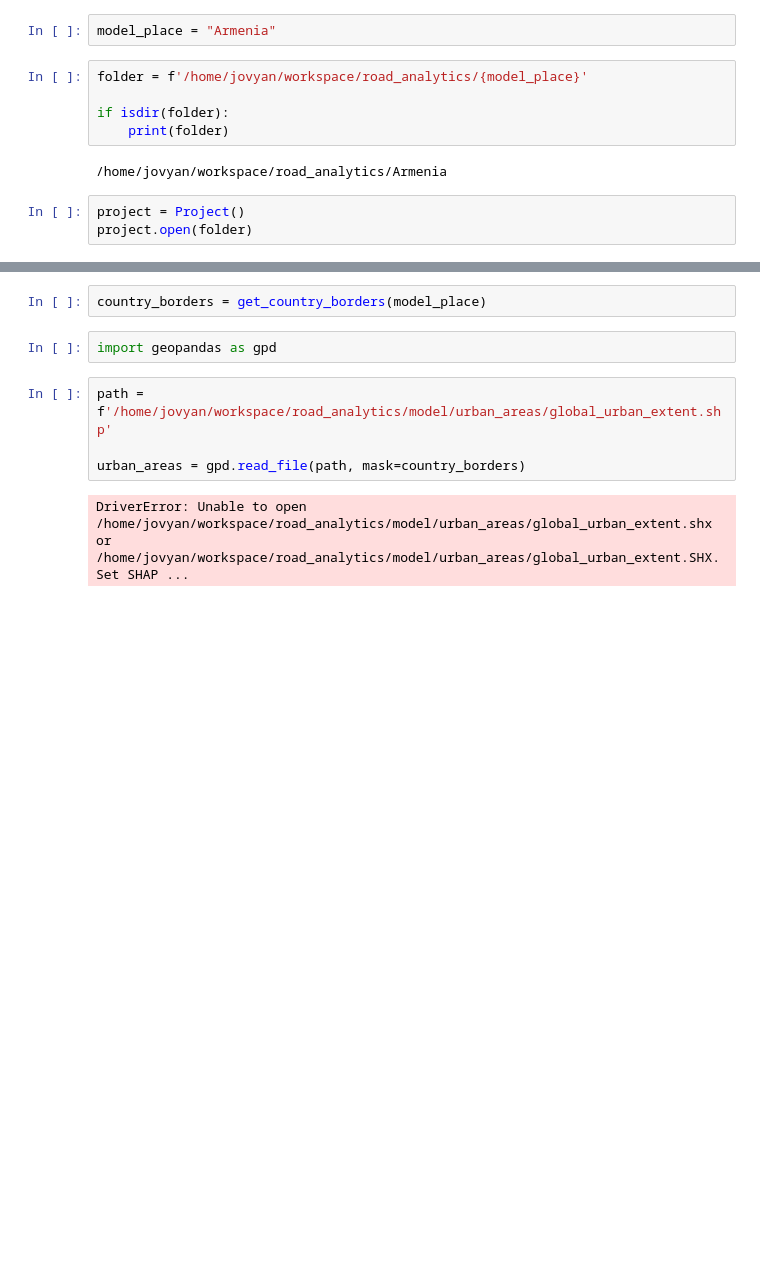
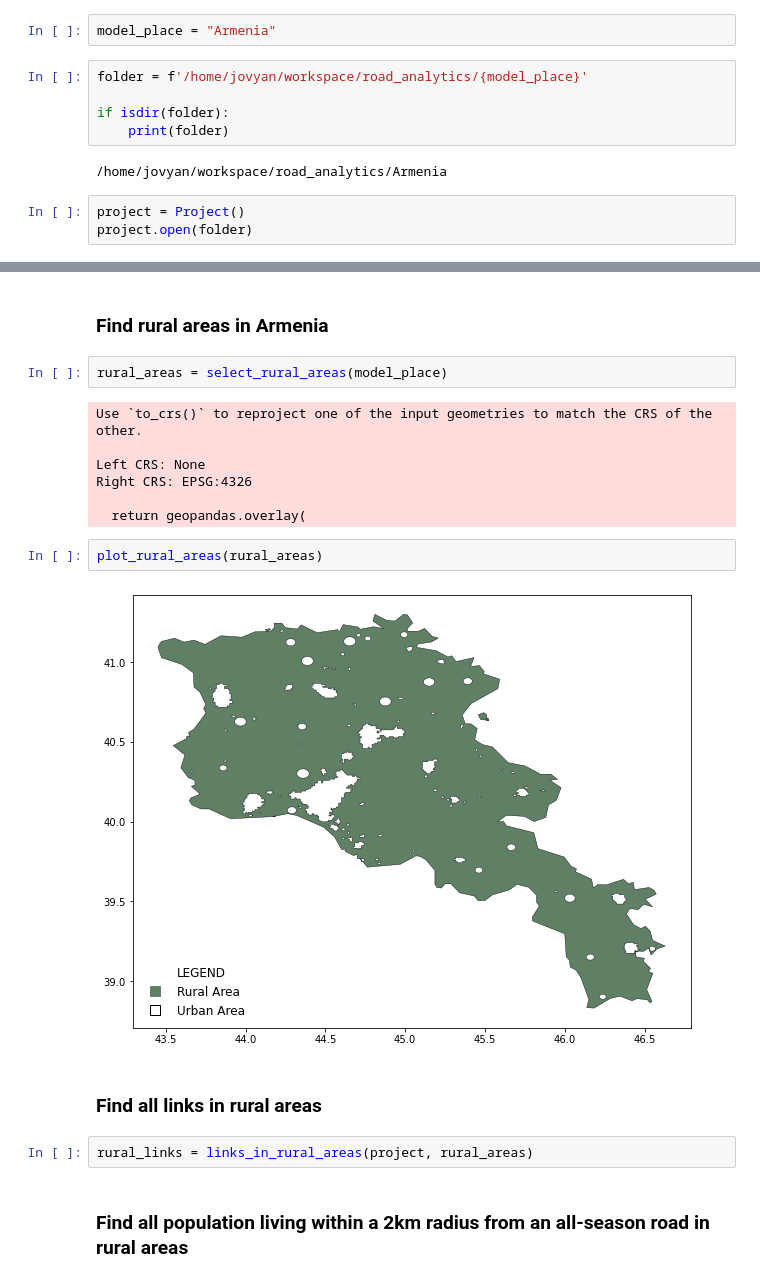
Before and after one commit to pedrocamargo/road_analytics, a Jupyter notebook: notebooks/Rural_Access_Index.ipynb, the cells around one changed output, grey strips where cells are left out. Saved outputs shown, nothing was run; the diff lists cells and outputs as text; blank space fills up the shorter version.

```diff
--- a/notebooks/Rural_Access_Index.ipynb
+++ b/notebooks/Rural_Access_Index.ipynb
@@ -37,10 +24,21 @@ from functions.country_borders import get_country_borders
-# %%
-country_borders = get_country_borders(model_place)
-# %%
-import geopandas as gpd
-# %%
-path = f'/home/jovyan/workspace/road_analytics/model/urban_areas/global_urban_extent.shp'
-
-urban_areas = gpd.read_file(path, mask=country_borders)
-# %% [output]
-DriverError: Unable to open /home/jovyan/workspace/road_analytics/model/urban_areas/global_urban_extent.shx or /home/jovyan/workspace/road_analytics/model/urban_areas/global_urban_extent.SHX. Set SHAP ...
+# %% [markdown]
+### Find rural areas in Armenia
+# %%
+rural_areas = select_rural_areas(model_place)
+# %% [output]
+Use `to_crs()` to reproject one of the input geometries to match the CRS of the other.
+
+Left CRS: None
+Right CRS: EPSG:4326
+
+  return geopandas.overlay(
+# %%
+plot_rural_areas(rural_areas)
+# %% [output]
+[figure, added]
+# %% [markdown]
+### Find all links in rural areas
+# %%
+rural_links = links_in_rural_areas(project, rural_areas)
+# %% [markdown]
+### Find all population living within a 2km radius from an all-season road in rural areas
```
Also changed, not shown: parts of 12 cells of this notebook, 10 other files.
